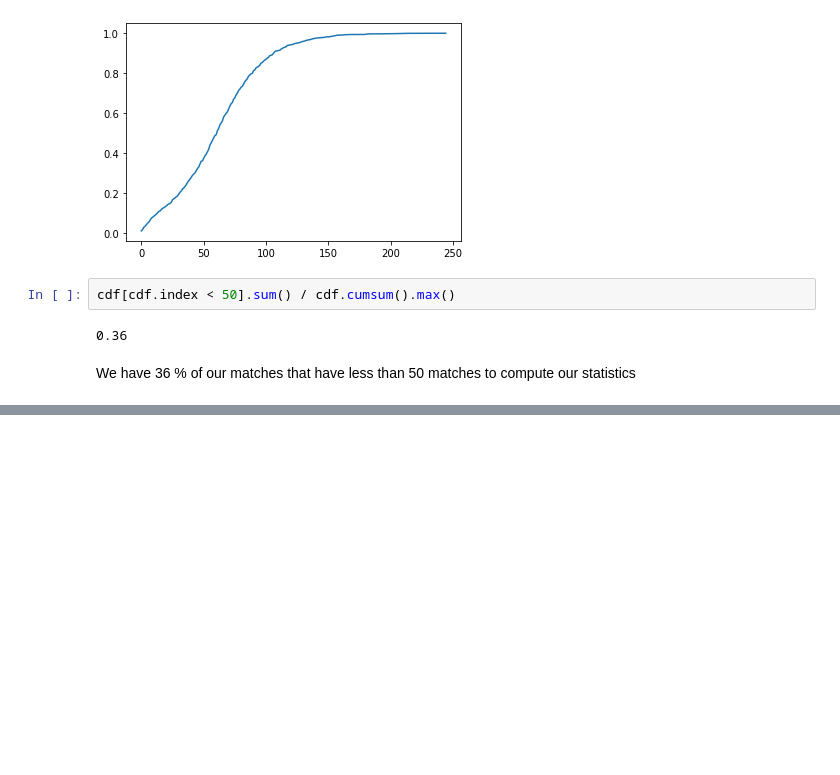
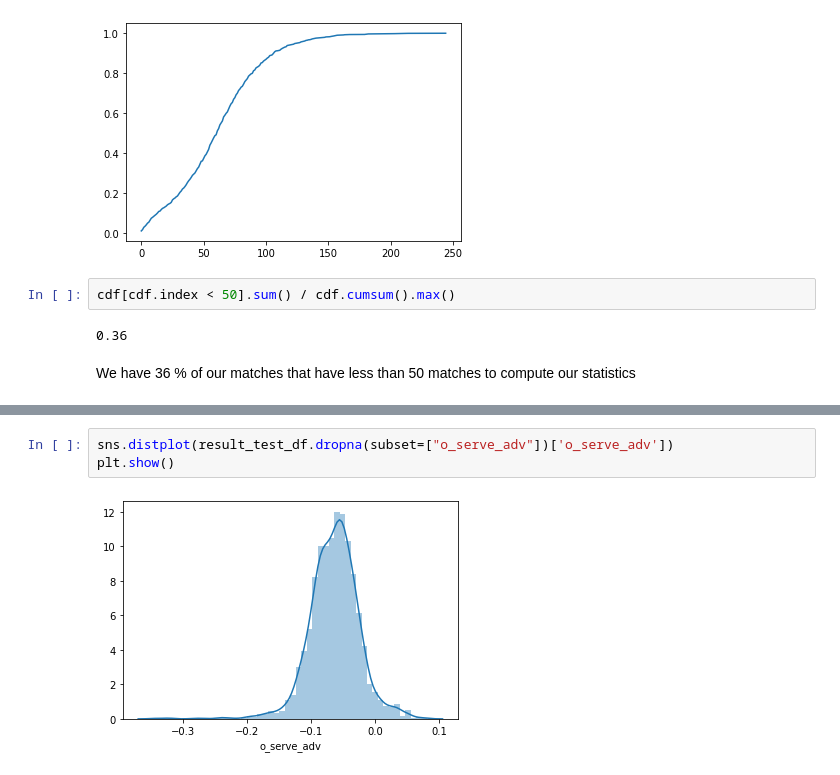
Before and after one commit to Thrynk/Tennis-prediction, a Jupyter notebook: big analysis/feature engineering/Historical averaging.ipynb, the cells around one changed output, grey strips where cells are left out. Cells and saved outputs as stored; diff of their text form; blank space fills up the shorter version.

```diff
--- a/big analysis/feature engineering/Historical averaging.ipynb
+++ b/big analysis/feature engineering/Historical averaging.ipynb
@@ -265,0 +471,5 @@ We have 36 % of our matches that have less than 50 matches to compute our statis
+# %%
+sns.distplot(result_test_df.dropna(subset=["o_serve_adv"])['o_serve_adv'])
+plt.show()
+# %% [output]
+[figure, added]
```
Also changed, not shown: parts of 12 cells of this notebook, 2 other files.
